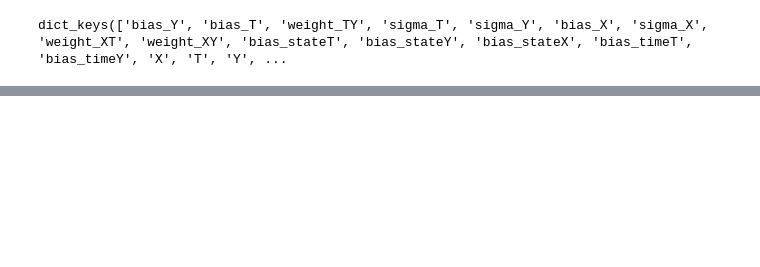
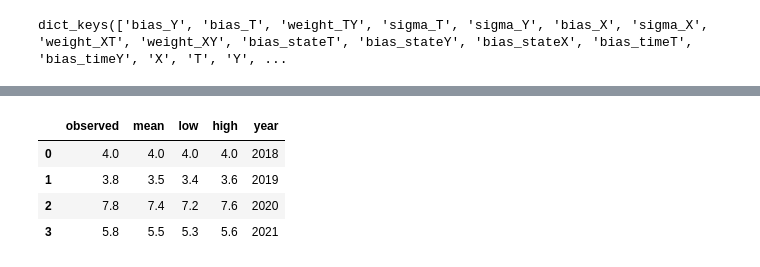
Before and after one commit to BasisResearch/cities, a Jupyter notebook: docs/guides/causal_insights_demo.ipynb, the cells around one changed output, grey strips where cells are left out. Cells and saved outputs as stored; diff of their text form; code cells hidden in the pictures; blank space fills up the shorter version.

```diff
--- a/docs/guides/causal_insights_demo.ipynb
+++ b/docs/guides/causal_insights_demo.ipynb
@@ -124,2 +123,24 @@ display(ci.predictions)
 # %%
 ci.plot_predictions(range_multiplier=1)
+# %%
+# notice now that reverting to the original scale you get not only
+# the original values,
+# but also the shapes might differ
+# and you need to pay attention to how realistic the interventions are
+# which for now is mirrored in the plot title
+# informing you about the percentiles
+
+# the general lesson is that most interventions we are considering
+# do not make huge changes to the outcome
+# which is disappointing but realistic
+
+display(ci.predictions_original)
+
+
+ci.plot_predictions(scaling = "original")
+# %% [output]
+|  | observed | mean | low | high | year |
+| 0 | 4.0 | 4.0 | 4.0 | 4.0 | 2018 |
+| 1 | 3.8 | 3.5 | 3.4 | 3.6 | 2019 |
+| 2 | 7.8 | 7.4 | 7.2 | 7.6 | 2020 |
+| 3 | 5.8 | 5.5 | 5.3 | 5.6 | 2021 |
```
Also changed, not shown: parts of 6 cells of this notebook, 2 other files.
